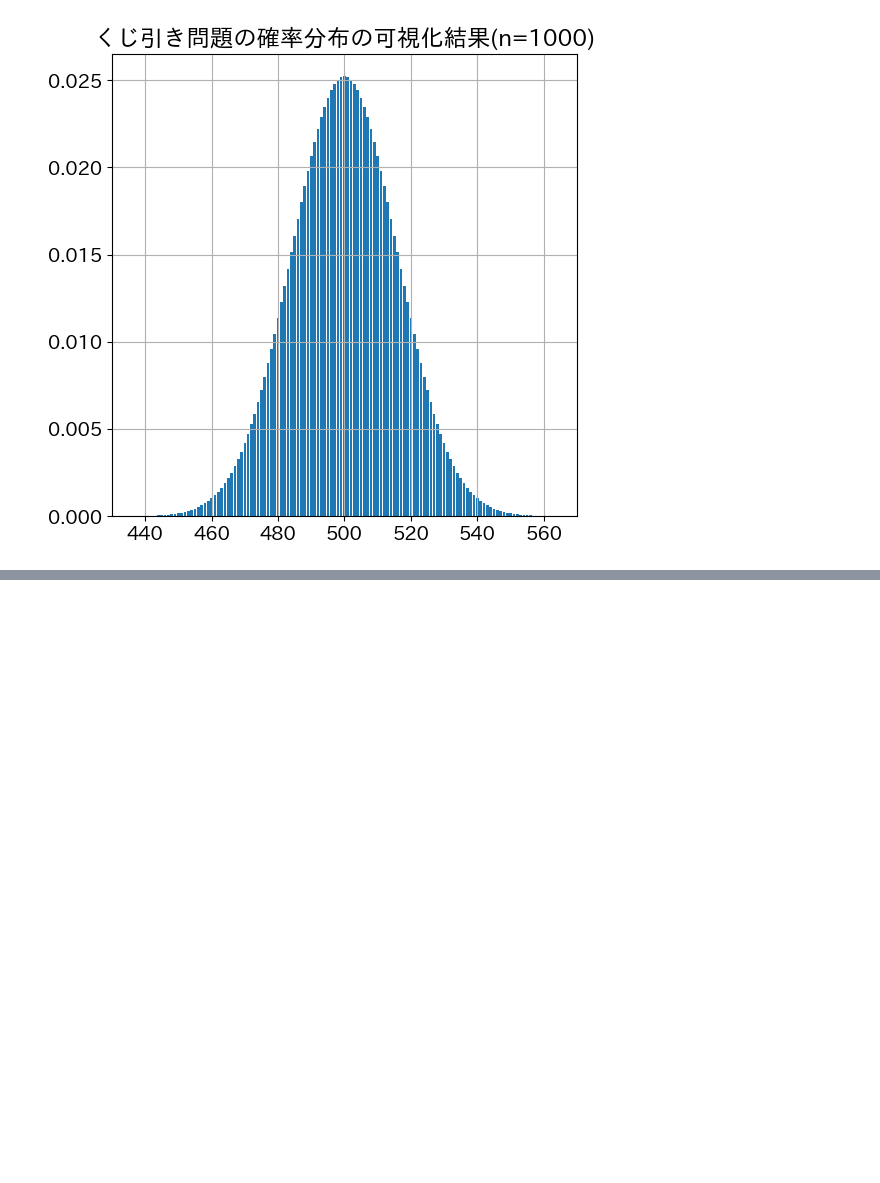
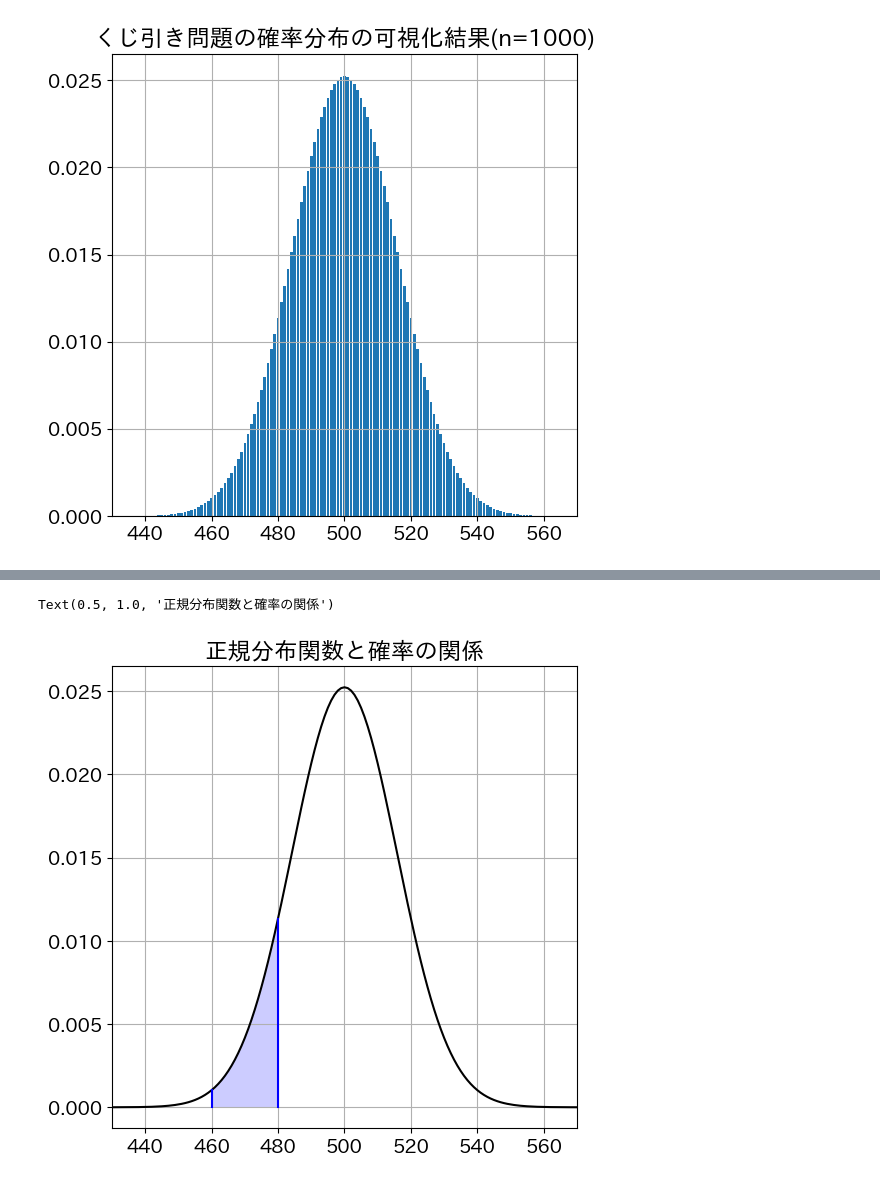
Before and after one commit to maton369/Bayesian_Inference_Practice, a Jupyter notebook: 1章_確率分布とは.ipynb, the cells around one changed output, grey strips where cells are left out. Drawn from its saved outputs; the diff is of its cells as text; code cells hidden in the pictures; blank space fills up the shorter version.

```diff
--- a/1章_確率分布とは.ipynb
+++ b/1章_確率分布とは.ipynb
@@ -100,0 +202,80 @@ Text(0.5, 1.0, 'くじ引き問題の確率分布の可視化結果(n=1000)')
+# %%
+n = 1000
+# 二項分布の試行回数 n。
+# ここでは前と同様に、X ~ Binomial(n=1000, p=1/2) を正規分布で近似する状況を想定している。
+# ただし、このコードは「正規分布そのものの確率的意味（面積 = 確率）」に焦点を当てている。
+
+# グラフ描画
+plt.xlim((430, 570))
+# x 軸の表示範囲を [430, 570] に設定。
+# 二項分布 Binomial(1000, 1/2) の平均 μ = 500、標準偏差 σ ≈ 15.81 であり、
+# この範囲は μ ± 4.4σ 程度の「中心付近ほぼ全体」を切り出したイメージになっている。
+
+x = np.arange(430, 571)
+# 正規分布の確率密度関数を描画するための x 座標（430, 431, ..., 570）。
+# 連続分布だが、数値計算ではこのように細かい離散点で近似的に描く。
+
+x1 = 460
+x2 = 480
+# 正規分布の下で「確率を知りたい区間」の両端を指定。
+# 本コードでは、連続確率変数 X が [460, 480] の範囲に入る確率
+#   P(460 ≤ X ≤ 480)
+# に対応する部分を塗りつぶして可視化する。
+
+x_range = np.arange(x1, x2 + 1)
+# 塗りつぶすべき区間 [x1, x2] 上の離散点（460, 461, ..., 480）。
+# この範囲で正規分布の密度を評価し、その下側を塗りつぶすことで「面積 ≒ 確率」を表現する。
+
+# 正規分布関数
+mu = n / 2
+# 二項分布 Binomial(n, p) の平均は μ = np。
+# ここでは n = 1000, p = 1/2 なので μ = 500。
+# 正規近似では、この μ を正規分布 N(μ, σ^2) の平均として用いる。
+
+sigma = np.sqrt(mu / 2)
+# 二項分布 Binomial(n, p) の分散は σ^2 = np(1-p)。
+# p = 1/2 のとき
+#   σ^2 = n * (1/2) * (1/2) = n/4
+# なので、標準偏差は σ = √(n/4)。
+# ここで mu = n/2 なので mu/2 = n/4 となり、
+#   sigma = √(mu/2) = √(n/4)
+# という形で同じ値を計算している。
+# この (μ, σ) の組を使った正規分布は、X ~ Binomial(1000, 1/2) の正規近似に対応する。
+
+plt.plot(x, norm(x, mu, sigma), c="k")
+# 連続確率変数
+#   Y ~ N(μ, σ^2)
+# に対する確率密度関数 f_Y(x) を黒線で描画する。
+# norm(x, mu, sigma) は
+#   f_Y(x) = 1 / (√(2π) σ) * exp( - (x - μ)^2 / (2σ^2) )
+# に相当する。
+# この曲線自体は「密度」であり、縦軸の値は「単位長さあたりの確率質量」を意味する。
+
+plt.fill_between(x_range, 0, norm(x_range, mu, sigma), facecolor="b", alpha=0.2)
+# 区間 [x1, x2] = [460, 480] 上で、x 軸と正規分布の密度曲線の間を塗りつぶす処理。
+# 理論的には、連続確率変数 Y ~ N(μ, σ^2) に対して
+#   P(x1 ≤ Y ≤ x2) = ∫_{x1}^{x2} f_Y(x) dx
+# であり、「密度曲線の下の面積」がそのまま確率になる。
+# この fill_between は、その面積を視覚的に強調している。
+# 数値的には積分を計算していないが、「この青い部分の面積が区間 [x1, x2] に入る確率」を表す、
+# という確率論的な解釈を与えることができる。
+
+plt.plot((x1, x1), (0, norm(x1, mu, sigma)), c="b")
+plt.plot((x2, x2), (0, norm(x2, mu, sigma)), c="b")
+# 区間の両端 x1, x2 に垂線を引くことで、「どこからどこまでの範囲を積分しているのか」を明示。
+# 連続分布の確率
+#   P(x1 ≤ Y ≤ x2)
+# は「x1 と x2 の間の密度の積分」であり、グラフ上では
+#   - 左の垂線 x = x1
+#   - 右の垂線 x = x2
+#   - 曲線 y = f_Y(x)
+#   - x 軸
+# に囲まれた部分の面積として理解できる。
+
+plt.title("正規分布関数と確率の関係")
+# タイトルとして「正規分布の確率密度関数と『確率 = 面積』の関係」を表していることを示している。
+# この図は、連続型確率変数において「確率は区間上の面積として表される」という基本概念の可視化であり、
+# ベイズ推論の文脈では「尤度や事後分布の下の面積がどのような意味を持つか」を直感的に理解する助けになる。
+# %% [output]
+Text(0.5, 1.0, '正規分布関数と確率の関係')
+[figure, added]
```
Also changed, not shown: parts of 1 cell of this notebook.
